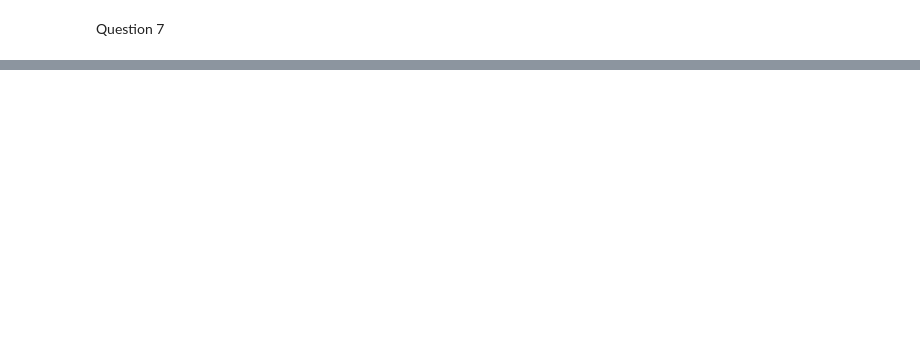
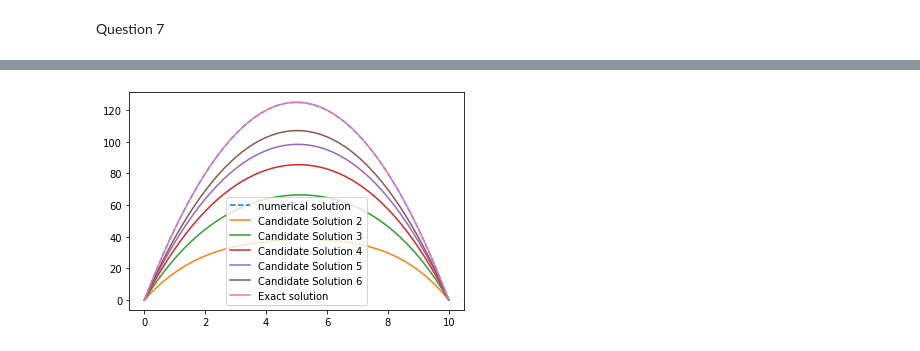
Before and after one commit to MayureshKanagal/Computational1, a Jupyter notebook: A2/A2(07).ipynb, the cells around one changed output, grey strips where cells are left out. Saved outputs shown, nothing was run; the diff lists cells and outputs as text; code cells hidden in the pictures; blank space fills up the shorter version.

```diff
--- a/A2/A2(07).ipynb
+++ b/A2/A2(07).ipynb
@@ -55,0 +3,47 @@ plt.show()
+# %%
+import numpy as np
+import matplotlib.pyplot as plt
+
+
+def f1(t, x, v):
+    return v
+
+def f2(t, x, v):
+    return -10
+def exact(t):
+    return(-5*(-10 + t)*t)
+def relaxation_method(t0,tf,x0,xf,h,iterations):
+    n=int((tf-t0)/h)
+    t=np.linspace(t0,tf,n+1)
+    x=np.zeros(len(t))
+    x[0]=x0
+    x[-1]=xf
+    for j in range (iterations):
+        for i in range (1,len(x)-1):
+            x[i] = 0.5* (x[i-1]+x[i+1] - f2(t,x,(x[i+1]-x[i-1])/2)*(h**2))
+    return(t,x)
+
+
+
+
+x0,xf=0,0
+t0,tf=0,10
+h=0.2
+iterations=2000
+# Numerical Solution
+t_val,x_val = relaxation_method (t0,tf,x0,xf,h,iterations)
+plt.plot(t_val,x_val,label='numerical solution', linestyle='--')
+
+# Candidate Solution
+num_cand=5
+for m in range(1,num_cand+1):
+    itr =m*100
+    t_cand,x_cand= relaxation_method(t0,tf,x0,xf,h,itr)
+    plt.plot(t_cand,x_cand,label=f'Candidate Solution {m+1}')
+
+# Exact solution
+plt.plot(t_val,exact(t_val),label='Exact solution')
+plt.legend()
+plt.show()
+# %% [output]
+[figure, added]
```
Also changed, not shown: parts of 1 cell of this notebook, 5 other files.
